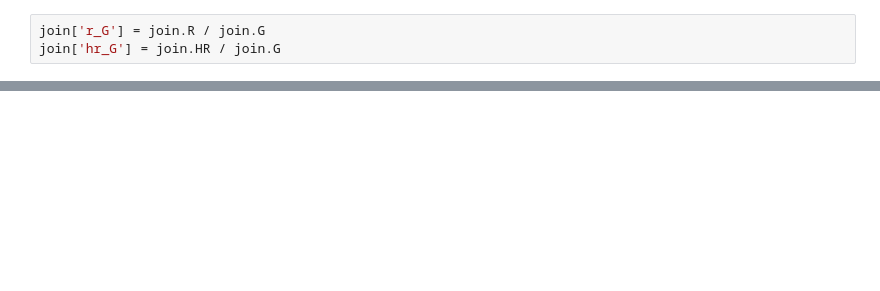
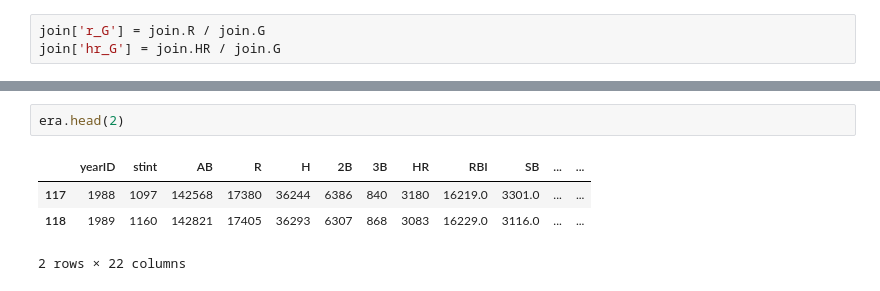
Before and after one commit to alan-flint/MLB-Visualization, a Jupyter notebook: code/baseball_eras.ipynb, the cells around one changed output, grey strips where cells are left out. Cells and saved outputs as stored; diff of their text form; blank space fills up the shorter version.

```diff
--- a/code/baseball_eras.ipynb
+++ b/code/baseball_eras.ipynb
@@ -39 +77,8 @@ join['hr_G'] = join.HR / join.G
+# %%
+era.head(2)
+# %% [output]
+|  | yearID | stint | AB | R | H | 2B | 3B | HR | RBI | SB | ... | ... |
+| 117 | 1988 | 1097 | 142568 | 17380 | 36244 | 6386 | 840 | 3180 | 16219.0 | 3301.0 | ... | ... |
+| 118 | 1989 | 1160 | 142821 | 17405 | 36293 | 6307 | 868 | 3083 | 16229.0 | 3116.0 | ... | ... |
+2 rows × 22 columns
 # %%
```
Also changed, not shown: parts of 12 cells of this notebook, 3 other files.
